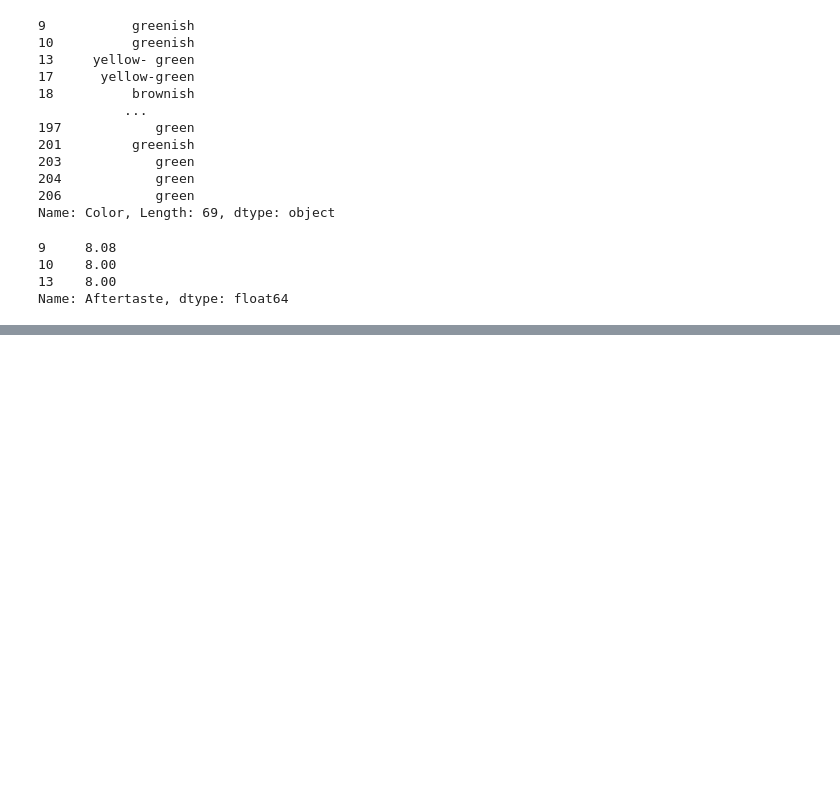
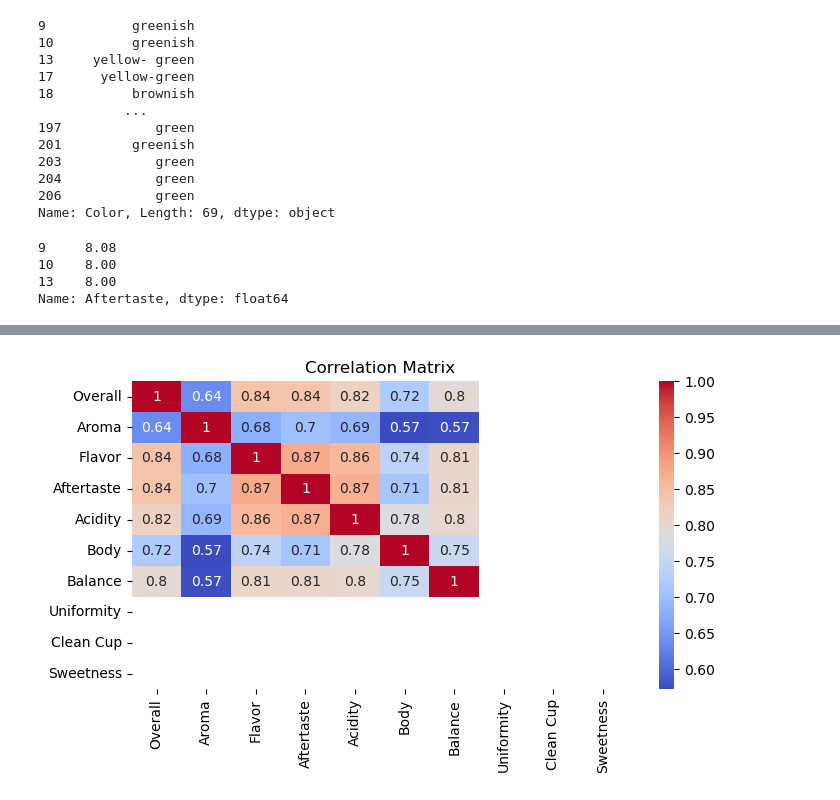
Before and after one commit to fatimzahra1/caffee_quality, a Jupyter notebook: notebookaec9936ddb.ipynb, the cells around one changed output, grey strips where cells are left out. Cells and saved outputs as stored; diff of their text form; code cells hidden in the pictures; blank space fills up the shorter version.

```diff
--- a/notebookaec9936ddb.ipynb
+++ b/notebookaec9936ddb.ipynb
@@ -138,0 +150,10 @@ df[numerical_cols]= scaler.fit_transform(df[numerical_cols])
+# %%
+# Explore the correlation between variables using a heatmap
+heatmap_cols=["Overall","Aroma","Flavor","Aftertaste","Acidity","Body","Balance","Uniformity","Clean Cup","Sweetness"]
+df_heatmap=df[heatmap_cols]
+plt.figure(figsize=(8,4))
+sns.heatmap(df_heatmap.corr(), annot=True, cmap="coolwarm")
+plt.title("Correlation Matrix")
+plt.show()
+# %% [output]
+[figure, added]
```
Also changed, not shown: parts of 6 cells of this notebook.
